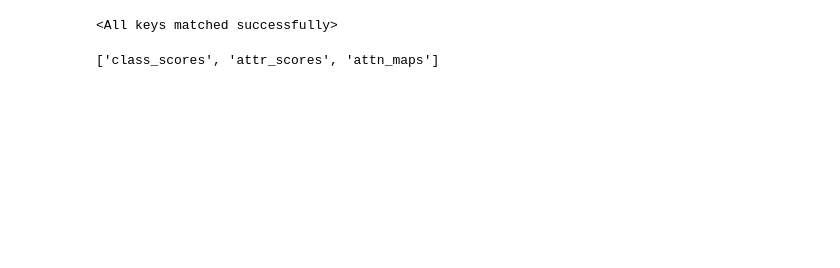
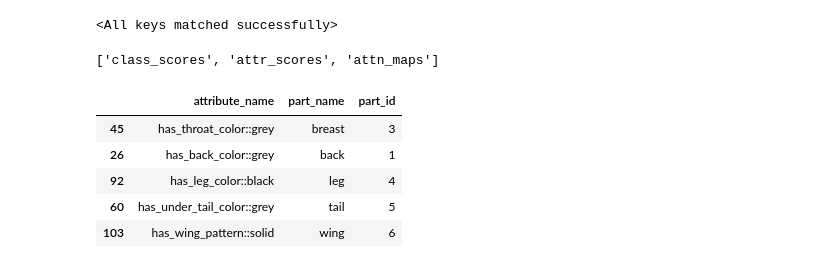
Before and after one commit to zijizhu/clip-concept, a Jupyter notebook: visualization.ipynb, the cells around one changed output. Drawn from its saved outputs; the diff is of its cells as text; code cells hidden in the pictures; blank space fills up the shorter version.

```diff
--- a/visualization.ipynb
+++ b/visualization.ipynb
@@ -39,3 +43,12 @@ with torch.no_grad():
 list(outputs.keys())
 # %% [output]
 ['class_scores', 'attr_scores', 'attn_maps']
+# %%
+dataset_val.attribute_df.reset_index(drop=True).iloc[[45,26,92,60,103]]
+# %% [output]
+|  | attribute_name | part_name | part_id |
+| 45 | has_throat_color::grey | breast | 3 |
+| 26 | has_back_color::grey | back | 1 |
+| 92 | has_leg_color::black | leg | 4 |
+| 60 | has_under_tail_color::grey | tail | 5 |
+| 103 | has_wing_pattern::solid | wing | 6 |
```
Also changed, not shown: parts of 28 cells of this notebook, 8 other files.
